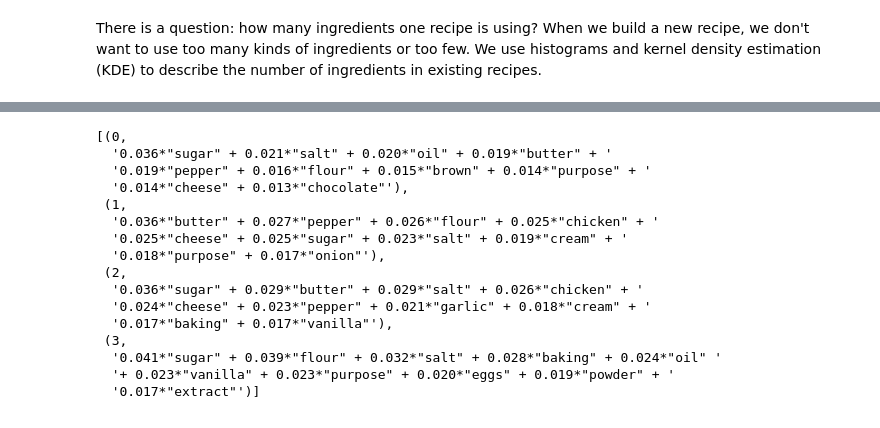
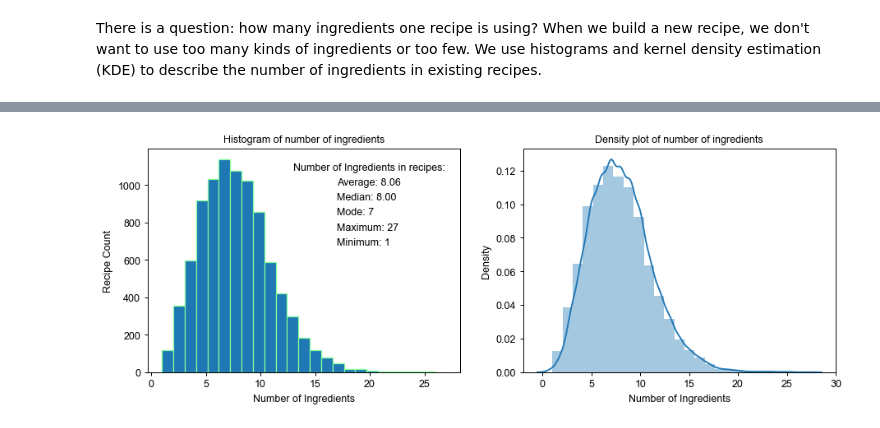
Before and after one commit to corrimare/recipe, a Jupyter notebook: notebooks/recipe.ipynb, the cells around one changed output, grey strips where cells are left out. Saved outputs shown, nothing was run; the diff lists cells and outputs as text; code cells hidden in the pictures.

Commit message:
4/11/2021 modeling completed

```diff
--- a/notebooks/recipe.ipynb
+++ b/notebooks/recipe.ipynb
@@ -911,14 +773,0 @@ We are about to answer other two questions: whether all these recipes can be dev
-# %%
-##########################################################################
-# Take top 500 recipes for EDA
-# When performing k-means clustering, the score column is not included
-##########################################################################
-with open('..\\data\\processed\\recipes.pkl', 'rb') as file:
-    recipes=pickle.load(file)
-with open('..\\data\\processed\\ingredients.pkl', 'rb') as file:
-    ingredients=pickle.load(file)
-with open('..\\data\\processed\\scores.pkl', 'rb') as file:
-    scores=pickle.load(file)
-cluster=ingredients.set_index('RecipeID').merge(scores[['Score']], how='left', on='RecipeID').sort_values(by='Score', ascending=False).iloc[:500]
-cluster_no_score=cluster.drop(columns=['Score'])
-cluster.iloc[:10, -5:]
@@ -1067,25 +774,27 @@ plt.show()
-# %%
-######################################################
-# Build the LDA model
-######################################################
-lda_model=gensim.models.LdaMulticore(corpus=corpus,
-                                    id2word=id2word,
-                                    num_topics=4)
-pprint(lda_model.print_topics())
-# %% [output]
-[(0,
-  '0.036*"sugar" + 0.021*"salt" + 0.020*"oil" + 0.019*"butter" + '
-  '0.019*"pepper" + 0.016*"flour" + 0.015*"brown" + 0.014*"purpose" + '
-  '0.014*"cheese" + 0.013*"chocolate"'),
- (1,
-  '0.036*"butter" + 0.027*"pepper" + 0.026*"flour" + 0.025*"chicken" + '
-  '0.025*"cheese" + 0.025*"sugar" + 0.023*"salt" + 0.019*"cream" + '
-  '0.018*"purpose" + 0.017*"onion"'),
- (2,
-  '0.036*"sugar" + 0.029*"butter" + 0.029*"salt" + 0.026*"chicken" + '
-  '0.024*"cheese" + 0.023*"pepper" + 0.021*"garlic" + 0.018*"cream" + '
-  '0.017*"baking" + 0.017*"vanilla"'),
- (3,
-  '0.041*"sugar" + 0.039*"flour" + 0.032*"salt" + 0.028*"baking" + 0.024*"oil" '
-  '+ 0.023*"vanilla" + 0.023*"purpose" + 0.020*"eggs" + 0.019*"powder" + '
-  '0.017*"extract"')]
+# %%
+####################################################################
+# Find the information about numbers of ingredients for each recipe
+####################################################################
+with open('../data/processed/ingredients.pkl', 'rb') as file:
+    ingredients=pickle.load(file)
+#################################################################
+ingredients['Ingredient Count']=ingredients.iloc[:, 1:].sum(axis=1)
+fig, (ax1, ax2)=plt.subplots(1, 2, figsize=(12, 4))
+ax1.hist(ingredients['Ingredient Count'], bins=25, edgecolor=(0.5,1,0.6))
+ax1.set_xlabel('Number of Ingredients')
+ax1.set_ylabel('Recipe Count')
+ax1.set_title('Histogram of number of ingredients', fontsize=10)
+ax1.text(13, 1080, 'Number of Ingredients in recipes:')
+ax1.text(17, 1000, 'Average: {:.2f}'.format(ingredients['Ingredient Count'].mean()))
+ax1.text(17, 920, 'Median: {:.2f}'.format(ingredients['Ingredient Count'].median()))
+ax1.text(17, 840, 'Mode: {}'.format(ingredients['Ingredient Count'].mode().values[0]))
+ax1.text(17, 760, 'Maximum: {}'.format(ingredients['Ingredient Count'].max()))
+ax1.text(17, 680, 'Minimum: {}'.format(ingredients['Ingredient Count'].min()))
+###################################################################
+sns.distplot(ingredients['Ingredient Count'], hist=True, kde=True, bins=25, ax=ax2)
+ax2.set_title('Density plot of number of ingredients', fontsize=10)
+ax2.set_xlabel('Number of Ingredients')
+###################################################################
+plt.show()
+# %% [output]
+[figure, added]
```
Also changed, not shown: parts of 120 cells of this notebook.
